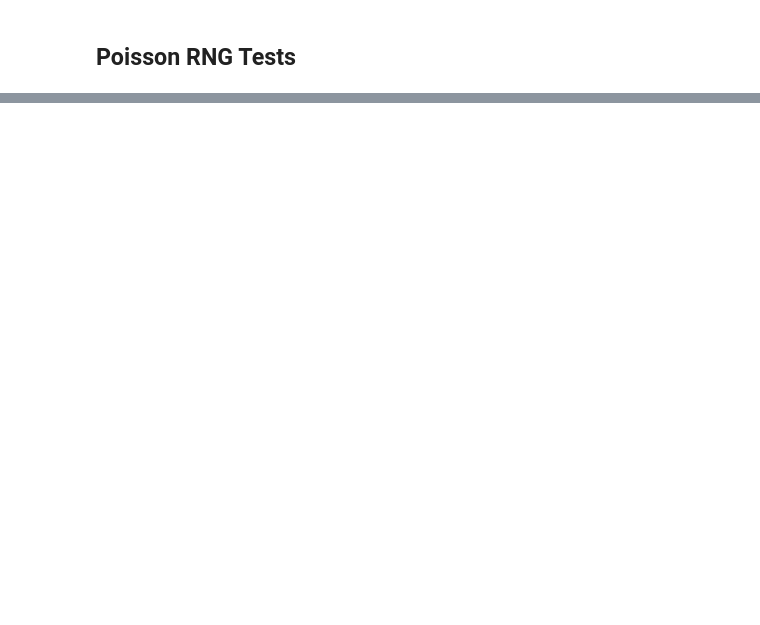
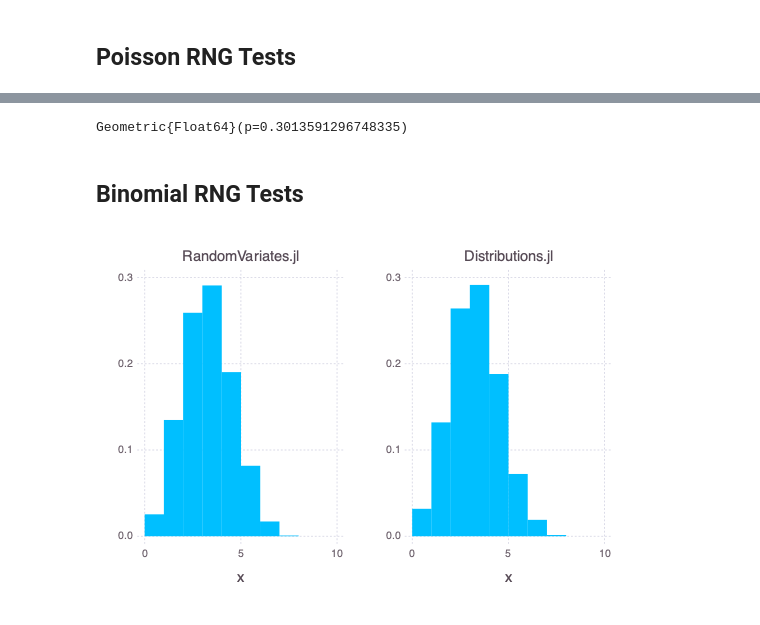
Before and after one commit to chris-santiago/RandomVariates.jl, a Jupyter notebook: notebooks/tests.ipynb, the cells around one changed output, grey strips where cells are left out. Drawn from its saved outputs; the diff is of its cells as text; code cells hidden in the pictures; blank space fills up the shorter version.

```diff
--- a/notebooks/tests.ipynb
+++ b/notebooks/tests.ipynb
@@ -199,0 +210,18 @@ Geometric{Float64}(p=0.30140454518054133)
+# %%
+fit(Geometric, x)
+# %% [output]
+Geometric{Float64}(p=0.3013591296748335)
+# %% [markdown]
+## Binomial RNG Tests
+# %%
+x = binomial_rng(.4, 7, 10000)
+d = Binomial(7, .4)
+y = rand(d, 10000)
+xmin, xmax = (0, 10)
+ymax = nothing
+
+p1 = plot(x=x, Geom.histogram(density=true), Guide.title("RandomVariates.jl"), Coord.cartesian(xmin=xmin, xmax=xmax, ymax=ymax))
+p2 = plot(x=y, Geom.histogram(density=true), Guide.title("Distributions.jl"), Coord.cartesian(xmin=xmin, xmax=xmax, ymax=ymax))
+hstack(p1, p2)
+# %% [output]
+[figure, added]
```
Also changed, not shown: parts of 25 cells of this notebook.
